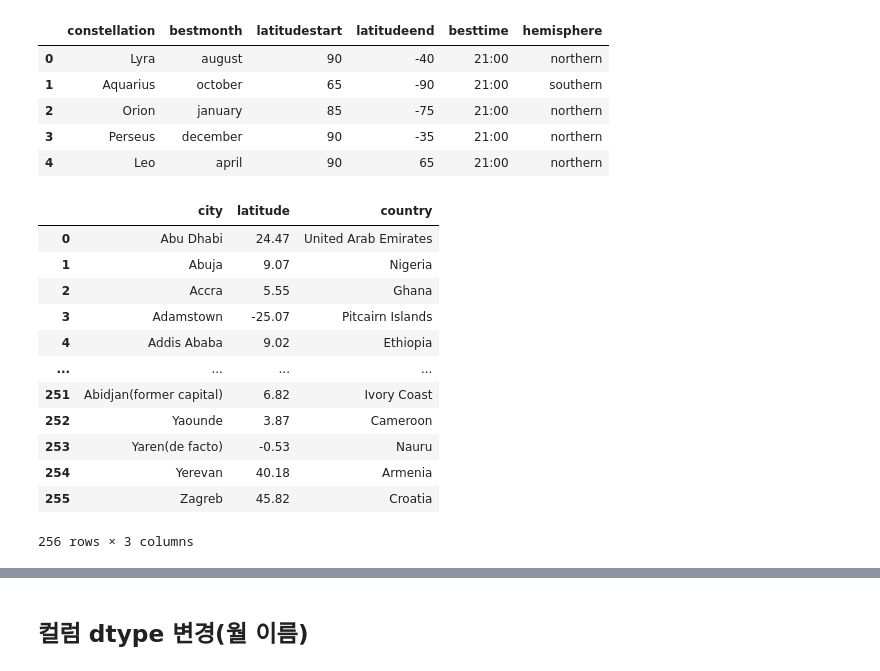
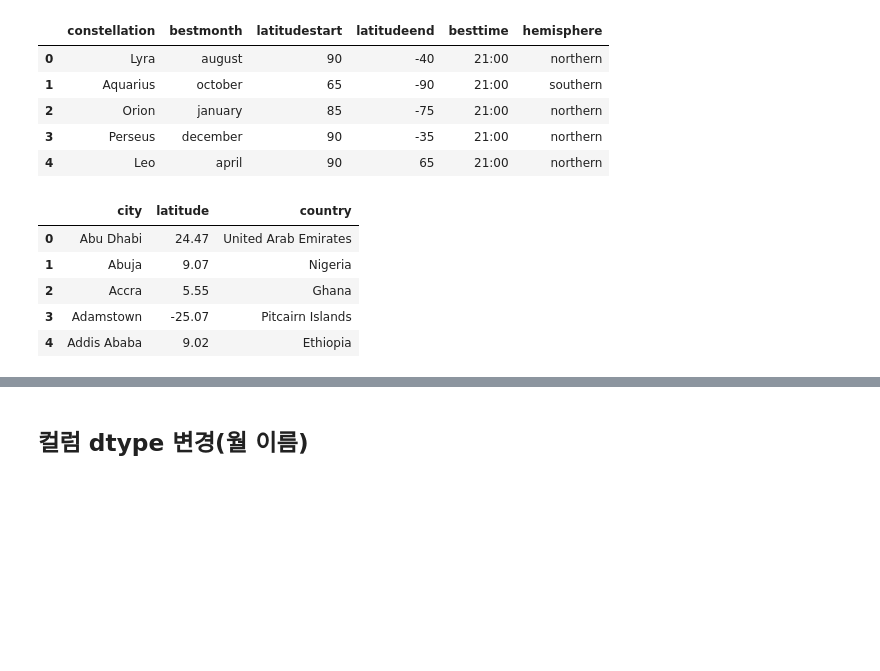
Before and after one commit to lima1016/python_study, a Jupyter notebook: OverTheMoon_유성우.ipynb, the cells around one changed output, grey strips where cells are left out. Drawn from its saved outputs; the diff is of its cells as text; code cells hidden in the pictures; blank space fills up the shorter version.

```diff
--- a/OverTheMoon_유성우.ipynb
+++ b/OverTheMoon_유성우.ipynb
@@ -8,9 +8,9 @@ import numpy as np
 import pandas as pd
 # %%
 # 데이터셋 불러오기
-meteor_showers = pd.read_csv('meteorshowers.csv')
-moon_phases = pd.read_csv('moonphases.csv')
-constellations = pd.read_csv('constellations.csv')
-cities = pd.read_csv('cities.csv')
+meteor_showers = pd.read_csv('data/meteorshowers.csv')
+moon_phases = pd.read_csv('data/moonphases.csv')
+constellations = pd.read_csv('data/constellations.csv')
+cities = pd.read_csv('data/cities.csv')
 # %%
 # 유성우 데이터 확인하기
@@ -51,20 +77,13 @@ constellations
 | 4 | Leo | april | 90 | 65 | 21:00 | northern |
 # %%
 # 도시 데이터 확인하기기
-cities
+cities.head()
 # %% [output]
 |  | city | latitude | country |
 | 0 | Abu Dhabi | 24.47 | United Arab Emirates |
 | 1 | Abuja | 9.07 | Nigeria |
 | 2 | Accra | 5.55 | Ghana |
 | 3 | Adamstown | -25.07 | Pitcairn Islands |
 | 4 | Addis Ababa | 9.02 | Ethiopia |
-| ... | ... | ... | ... |
-| 251 | Abidjan(former capital) | 6.82 | Ivory Coast |
-| 252 | Yaounde | 3.87 | Cameroon |
-| 253 | Yaren(de facto) | -0.53 | Nauru |
-| 254 | Yerevan | 40.18 | Armenia |
-| 255 | Zagreb | 45.82 | Croatia |
-256 rows × 3 columns
 # %%
 # meteor_showers 유성우 정보 조회
```
Also changed, not shown: parts of 56 cells of this notebook, 1 other file.
